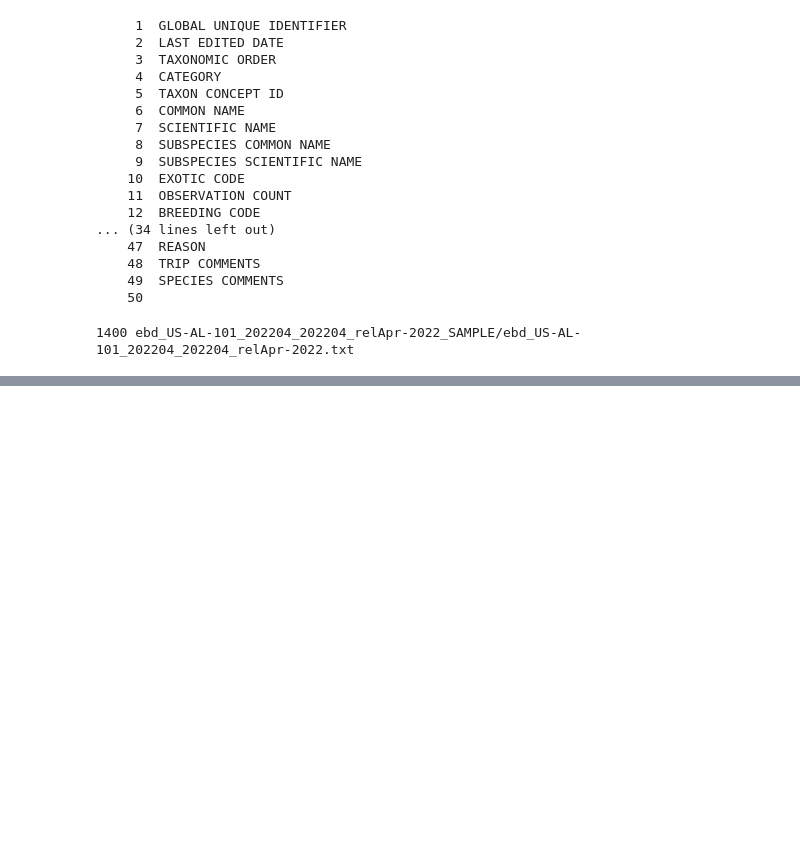
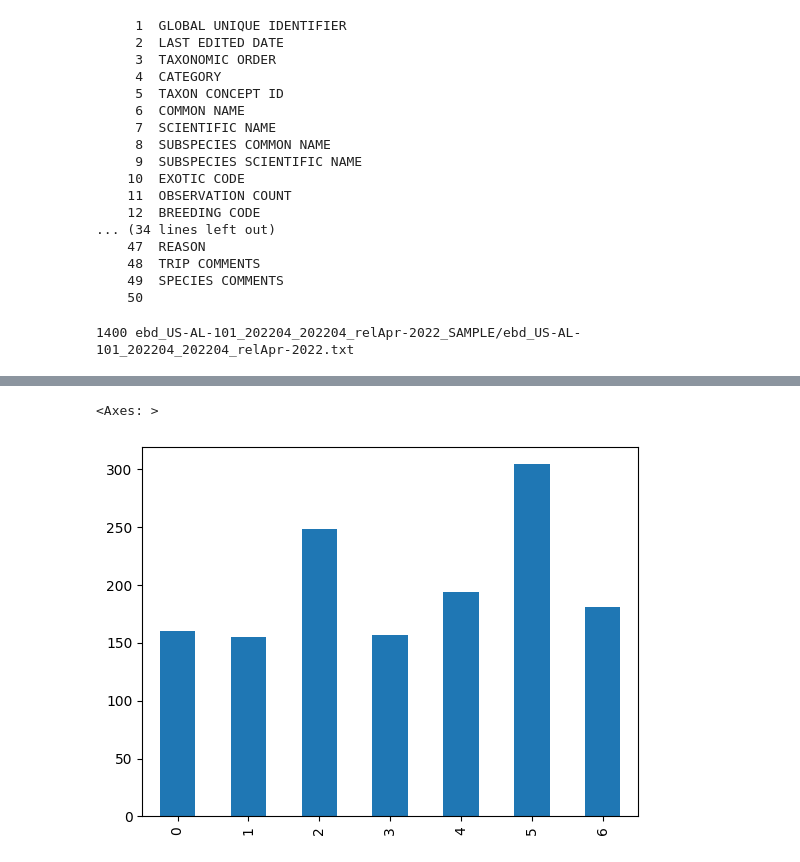
Before and after one commit to rwcitek/C11-capstone-project, a Jupyter notebook: eBird/ebird_sample.ipynb, the cells around one changed output, grey strips where cells are left out. Drawn from its saved outputs; the diff is of its cells as text; code cells hidden in the pictures; blank space fills up the shorter version.

```diff
--- a/eBird/ebird_sample.ipynb
+++ b/eBird/ebird_sample.ipynb
@@ -109,0 +299,5 @@ wc -l ebd_US-AL-101_202204_202204_relApr-2022_SAMPLE/ebd_US-AL-101_202204_202204
+# %%
+df["OBSERVATION DATETIME"].dt.day_of_week.value_counts().sort_index().plot.bar() ;
+# %% [output]
+<Axes: >
+[figure, added]
```
Also changed, not shown: parts of 31 cells of this notebook.
